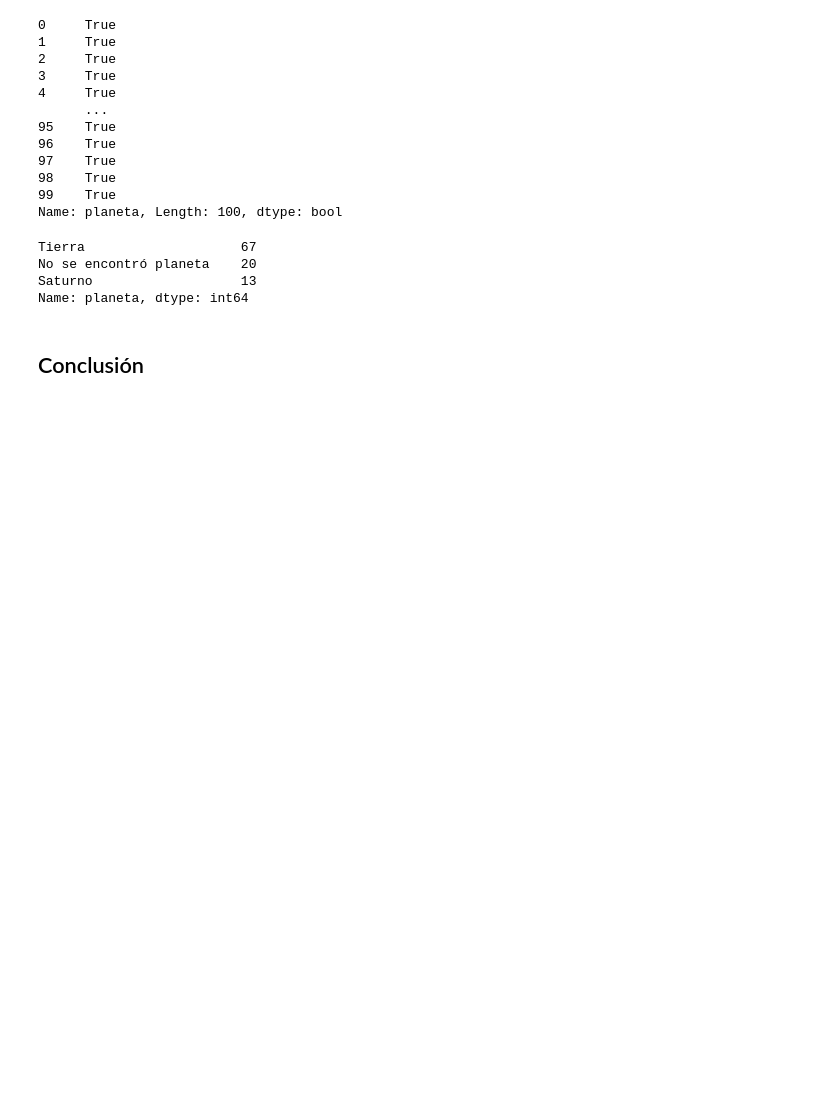
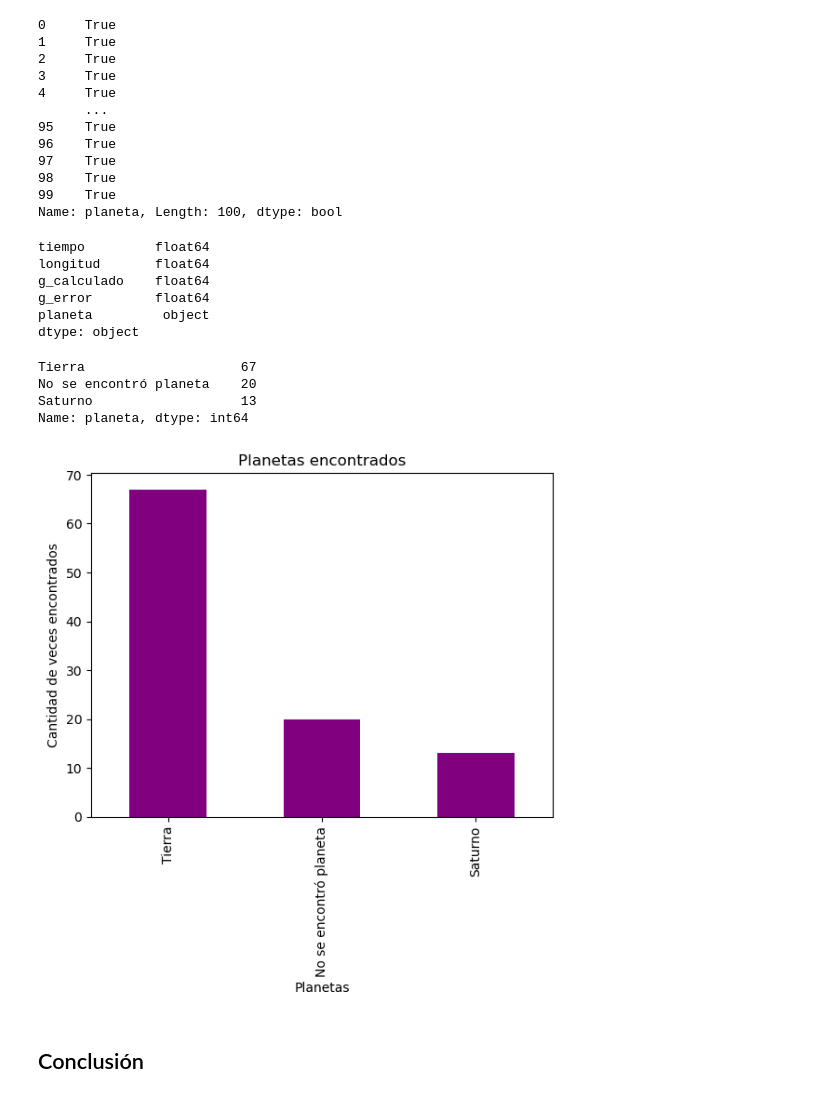
Before and after one commit to mgonzalz/perdidos_espacio, a Jupyter notebook: perdidos_sinfaker.ipynb, the cells around one changed output. Drawn from its saved outputs; the diff is of its cells as text; code cells hidden in the pictures; blank space fills up the shorter version.

```diff
--- a/perdidos_sinfaker.ipynb
+++ b/perdidos_sinfaker.ipynb
@@ -154,7 +200,7 @@ dtype: object
 # %%
 g_calculado = []
 g_error = []
-for i in range(100):
+for i in range(len(df_recta)):
     g = simulacion(df_recta['longitud'][i], df_recta['tiempo'][i])
     g_calculado.append(g[0])
     g_error.append(g[1])
@@ -252,6 +282,15 @@ df_recta_1['planeta'].notnull()
 98    True
 99    True
 Name: planeta, Length: 100, dtype: bool
+# %%
+df_recta_1.dtypes
+# %% [output]
+tiempo         float64
+longitud       float64
+g_calculado    float64
+g_error        float64
+planeta         object
+dtype: object
 # %%
 df_recta_1['planeta'].value_counts()
 # %% [output]
@@ -259,5 +298,15 @@ Tierra                    67
 No se encontró planeta    20
 Saturno                   13
 Name: planeta, dtype: int64
+# %%
+df_recta_1['planeta'].value_counts().plot(kind='bar', color='purple')
+
+plt.title('Planetas encontrados')
+plt.xlabel('Planetas')
+plt.ylabel('Cantidad de veces encontrados')
+
+plt.show()
+# %% [output]
+[figure, added]
 # %% [markdown]
 ## Conclusión
```
Also changed, not shown: parts of 34 cells of this notebook, 1 other file.
